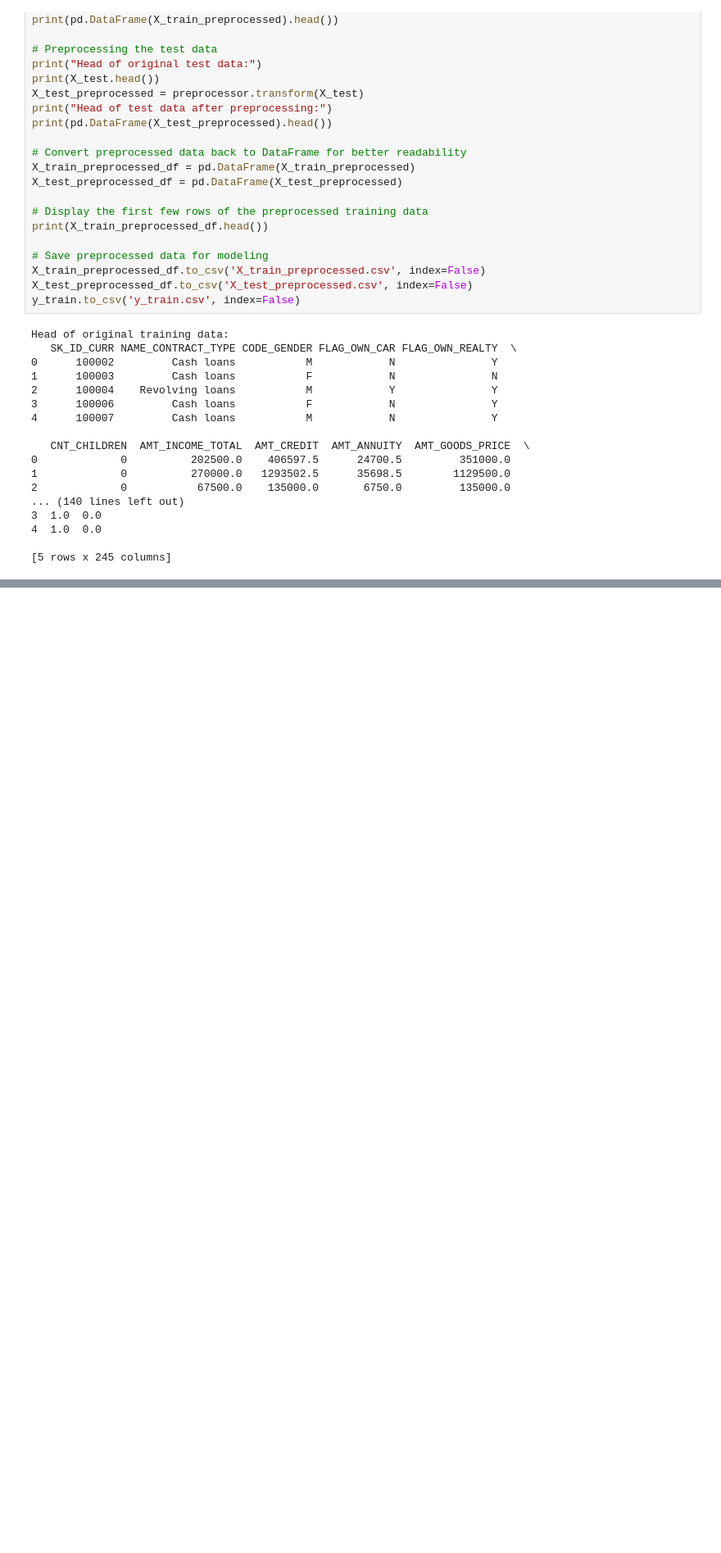
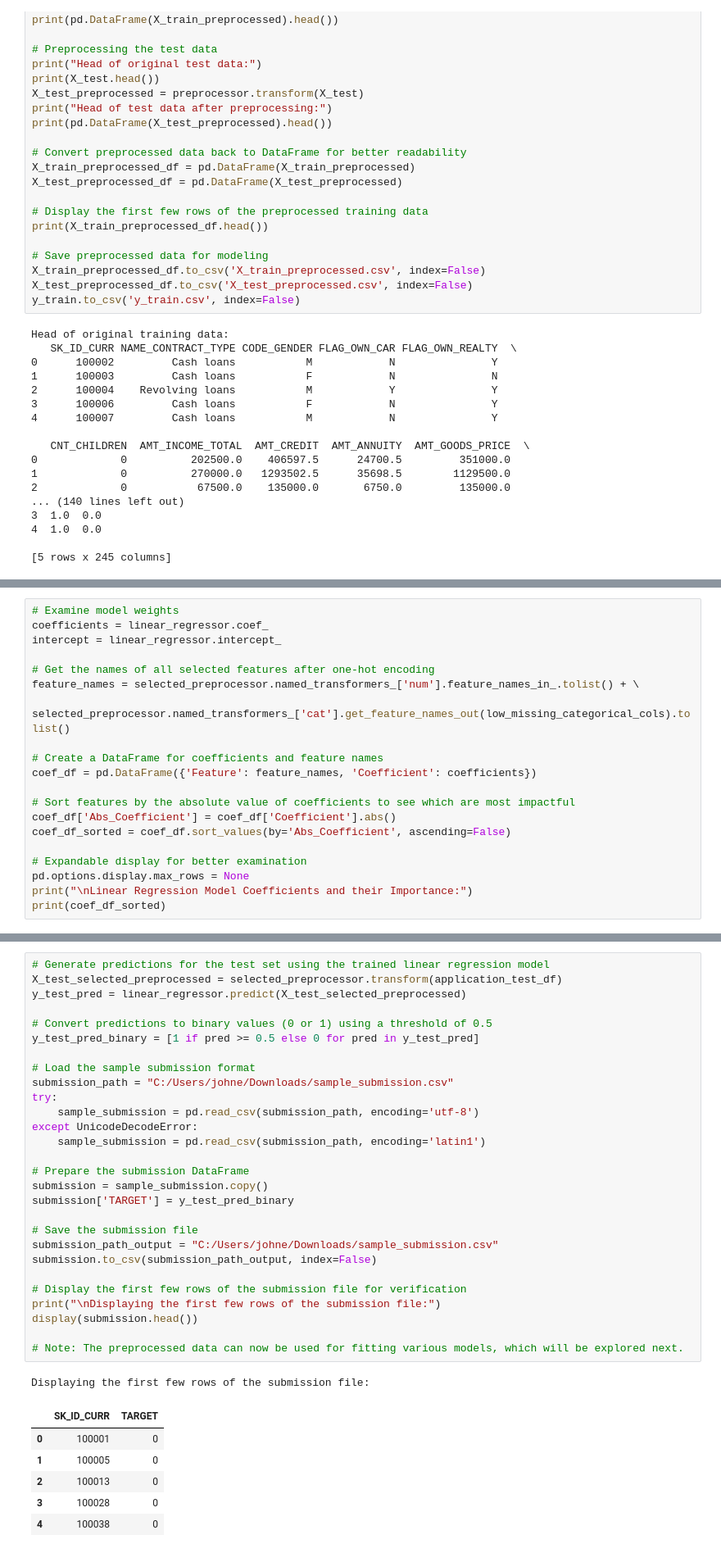
Before and after one commit to mattjohnescu/Practice-Capstone-Project, a Jupyter notebook: Modeling-Notebook.ipynb, the cells around one changed output, grey strips where cells are left out. Shown: that part at 82% size. Cells and saved outputs as stored; diff of their text form; blank space fills up the shorter version.

```diff
--- a/Modeling-Notebook.ipynb
+++ b/Modeling-Notebook.ipynb
@@ -146,0 +194,20 @@ Head of original training data:
+# %%
+# Examine model weights
+coefficients = linear_regressor.coef_
+intercept = linear_regressor.intercept_
+
+# Get the names of all selected features after one-hot encoding
+feature_names = selected_preprocessor.named_transformers_['num'].feature_names_in_.tolist() + \
+                selected_preprocessor.named_transformers_['cat'].get_feature_names_out(low_missing_categorical_cols).tolist()
+
+# Create a DataFrame for coefficients and feature names
+coef_df = pd.DataFrame({'Feature': feature_names, 'Coefficient': coefficients})
+
+# Sort features by the absolute value of coefficients to see which are most impactful
+coef_df['Abs_Coefficient'] = coef_df['Coefficient'].abs()
+coef_df_sorted = coef_df.sort_values(by='Abs_Coefficient', ascending=False)
+
+# Expandable display for better examination
+pd.options.display.max_rows = None
+print("\nLinear Regression Model Coefficients and their Importance:")
+print(coef_df_sorted)
@@ -146,0 +267,36 @@ Head of original training data:
+# %%
+# Generate predictions for the test set using the trained linear regression model
+X_test_selected_preprocessed = selected_preprocessor.transform(application_test_df)
+y_test_pred = linear_regressor.predict(X_test_selected_preprocessed)
+
+# Convert predictions to binary values (0 or 1) using a threshold of 0.5
+y_test_pred_binary = [1 if pred >= 0.5 else 0 for pred in y_test_pred]
+
+# Load the sample submission format
+submission_path = "C:/Users/johne/Downloads/sample_submission.csv"
+try:
+    sample_submission = pd.read_csv(submission_path, encoding='utf-8')
+except UnicodeDecodeError:
+    sample_submission = pd.read_csv(submission_path, encoding='latin1')
+
+# Prepare the submission DataFrame
+submission = sample_submission.copy()
+submission['TARGET'] = y_test_pred_binary
+
+# Save the submission file
+submission_path_output = "C:/Users/johne/Downloads/sample_submission.csv"
+submission.to_csv(submission_path_output, index=False)
+
+# Display the first few rows of the submission file for verification
+print("\nDisplaying the first few rows of the submission file:")
+display(submission.head())
+
+# Note: The preprocessed data can now be used for fitting various models, which will be explored next.
+# %% [output]
+Displaying the first few rows of the submission file:
+|  | SK_ID_CURR | TARGET |
+| 0 | 100001 | 0 |
+| 1 | 100005 | 0 |
+| 2 | 100013 | 0 |
+| 3 | 100028 | 0 |
+| 4 | 100038 | 0 |
```
Also changed, not shown: parts of 8 cells of this notebook.
